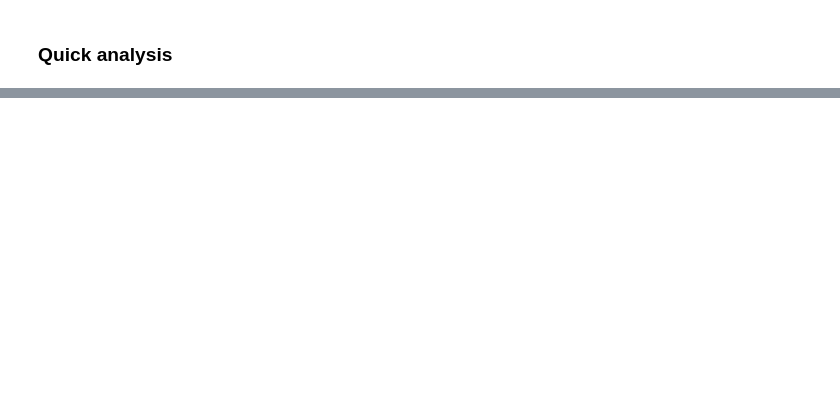
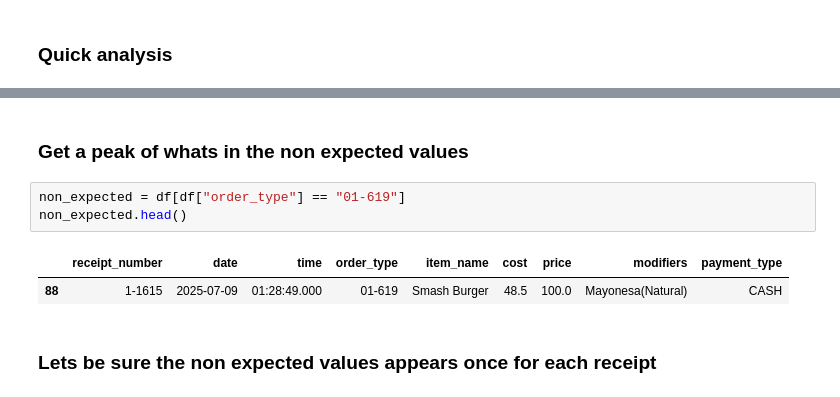
Before and after one commit to Abnervg/POS_API_Pipeline, a Jupyter notebook: notebooks/transform.ipynb, the cells around one changed output, grey strips where cells are left out. Saved outputs shown, nothing was run; the diff lists cells and outputs as text; blank space fills up the shorter version.

```diff
--- a/notebooks/transform.ipynb
+++ b/notebooks/transform.ipynb
@@ -78,0 +113,10 @@ NameError: name 'receipts' is not defined
+# %% [markdown]
+### Get a peak of whats in the non expected values
+# %%
+non_expected = df[df["order_type"] == "01-619"]
+non_expected.head()
+# %% [output]
+|  | receipt_number | date | time | order_type | item_name | cost | price | modifiers | payment_type |
+| 88 | 1-1615 | 2025-07-09 | 01:28:49.000 | 01-619 | Smash Burger | 48.5 | 100.0 | Mayonesa(Natural) | CASH |
+# %% [markdown]
+### Lets be sure the non expected values appears once for each receipt
```
Also changed, not shown: parts of 15 cells of this notebook, 1 other file.
